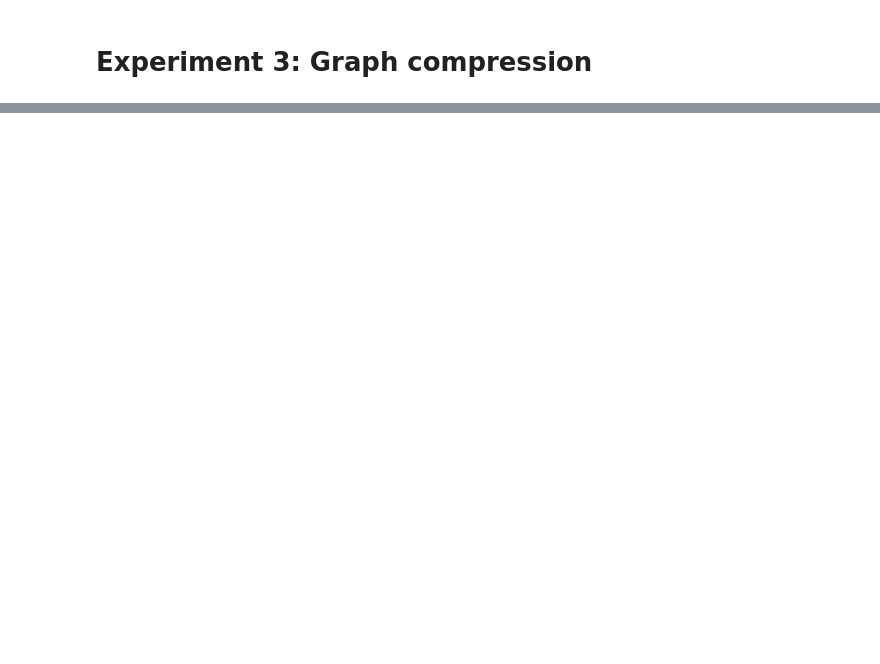
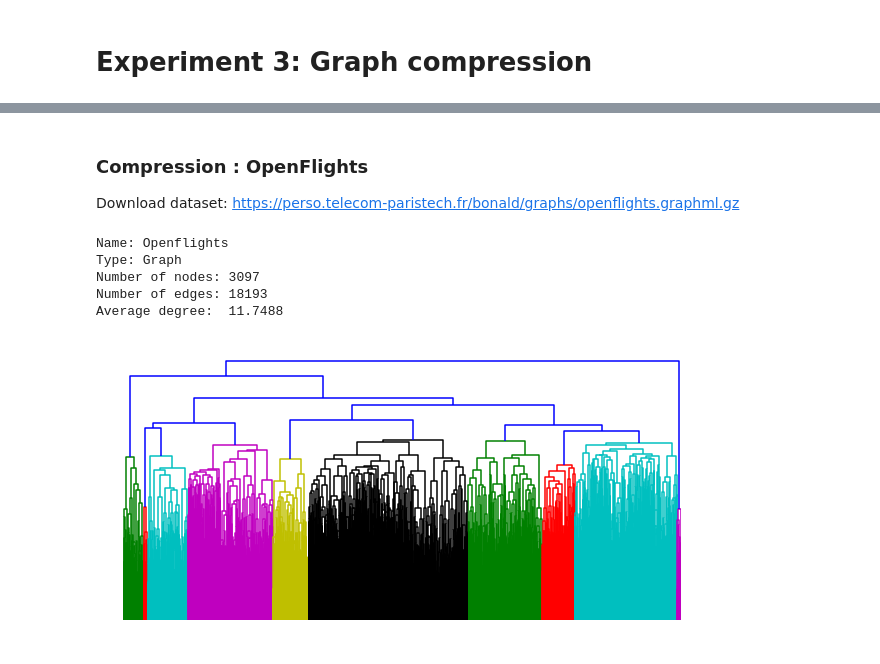
Before and after one commit to sharpenb/Tree-Sampling-Divergence, a Jupyter notebook: notebooks/Tree-Sampling-Divergence.ipynb, the cells around one changed output, grey strips where cells are left out. Drawn from its saved outputs; the diff is of its cells as text; code cells hidden in the pictures; blank space fills up the shorter version.

```diff
--- a/notebooks/Tree-Sampling-Divergence.ipynb
+++ b/notebooks/Tree-Sampling-Divergence.ipynb
@@ -160,0 +164,20 @@ plot_dendrogram(hsbm_compressed)
+# %% [markdown]
+### Compression : OpenFlights
+
+Download dataset: https://perso.telecom-paristech.fr/bonald/graphs/openflights.graphml.gz
+# %%
+openflight_graph = nx.read_graphml("../datasets/openflights.graphml")
+openflight_graph = nx.convert_node_labels_to_integers(openflight_graph)
+pos = {u: (openflight_graph.node[u]['pos_x'], openflight_graph.node[u]['pos_y']) for u in openflight_graph.nodes}
+print(nx.info(openflight_graph))
+# %% [output]
+Name: Openflights
+Type: Graph
+Number of nodes: 3097
+Number of edges: 18193
+Average degree:  11.7488
+# %%
+openflight_dendrogram = agglomerative_clustering(openflight_graph, linkage='weighted')
+plot_dendrogram(openflight_dendrogram)
+# %% [output]
+[figure, added]
```
Also changed, not shown: parts of 9 cells of this notebook, 33 other files.
